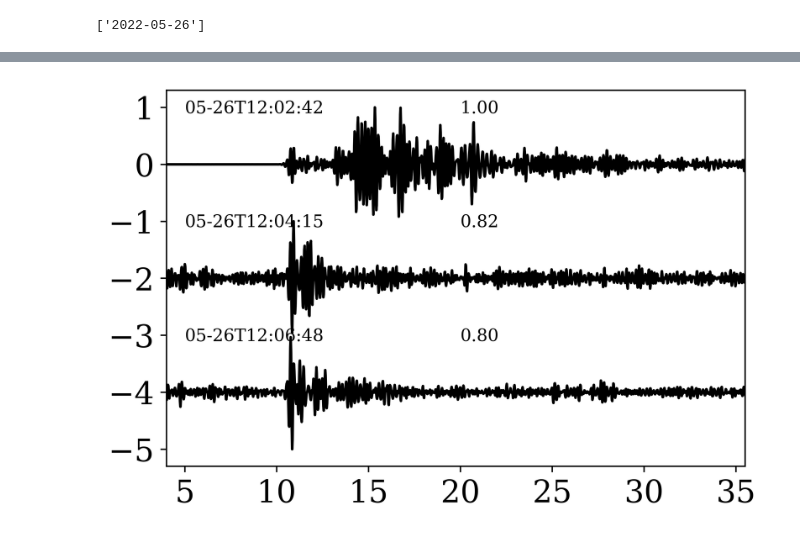
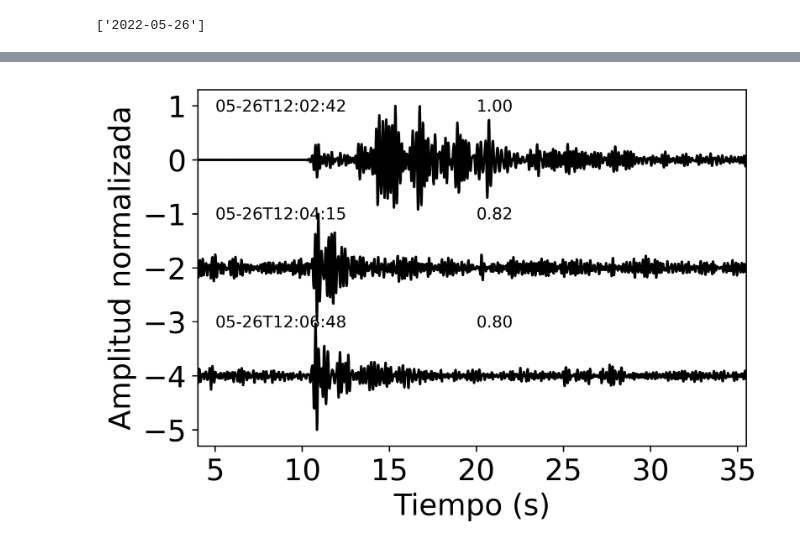
Before and after one commit to hugosanrocks/fmf_tuto_igp, a Jupyter notebook: tutorial/2_FMF_escaneo_de_datos.ipynb, the cells around one changed output, grey strips where cells are left out. Saved outputs shown, nothing was run; the diff lists cells and outputs as text; code cells hidden in the pictures.

```diff
--- a/tutorial/2_FMF_escaneo_de_datos.ipynb
+++ b/tutorial/2_FMF_escaneo_de_datos.ipynb
@@ -262,6 +262,12 @@ id_single = np.unique(id_single)
 
 fig, ax1 = plt.subplots(dpi=500)
 
+
+font = {'family' : 'normal',
+        'size'   : 14}
+
+plt.rc('font', **font)
+
 k = 0
 for id_i in id_single:
     res = "{:.2f}".format(cc[id_i])
@@ -275,9 +281,11 @@ for id_i in id_single:
     #    print('a')
 #plt.show()
 ax1.set_xlim((4, 35.5))
-font = {'family': 'serif',
-        'size': 7}
-plt.rc('font', **font)
+
+ax1.set_xlabel('Tiempo (s)')
+ax1.set_ylabel('Amplitud normalizada')
+
+
 fig.show()
 fig.savefig('detections.png')
 print(dates[0][5:])
@@ -290,2 +299,2 @@ print(dates[0][5:])
 05-26T12:02:42
-[figure, old version]
+[figure, new version]
```
Also changed, not shown: parts of 3 cells of this notebook, 5 other files.
